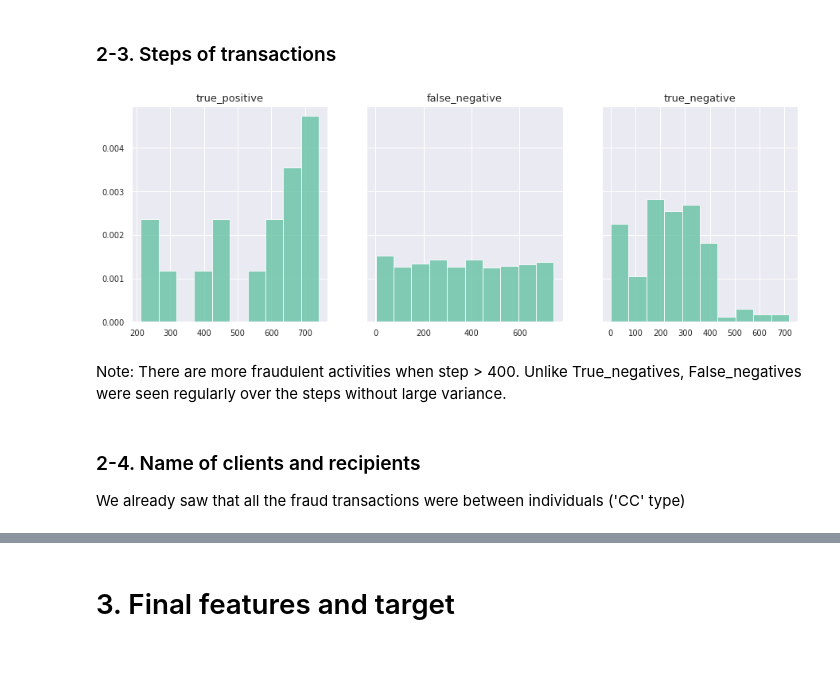
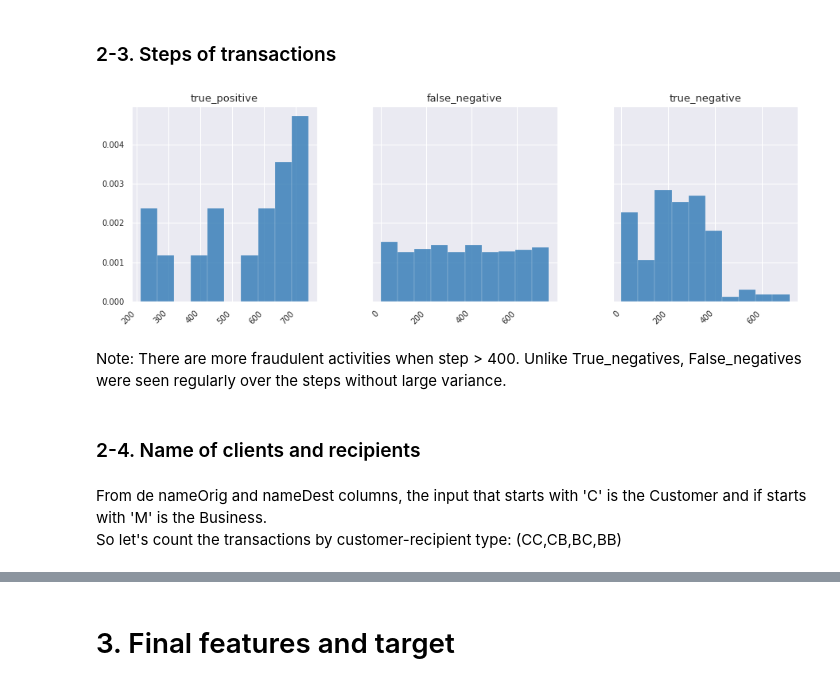
Before and after one commit to soyhyoj/CodeOp1-DA1-FraudDetectionPaysim, a Jupyter notebook: notebooks/EDA-merged.ipynb, the cells around one changed output, grey strips where cells are left out. Saved outputs shown, nothing was run; the diff lists cells and outputs as text; code cells hidden in the pictures; blank space fills up the shorter version.

```diff
--- a/notebooks/EDA-merged.ipynb
+++ b/notebooks/EDA-merged.ipynb
@@ -9,10 +9,10 @@ Data available at [kaggle](https://www.kaggle.com/ntnu-testimon/paysim1).
 # %%
 import numpy as np
 import pandas as pd
-import random
 from matplotlib import pyplot as plt
 import seaborn as sns
 sns.set()
+sns.set_context(rc = {'patch.linewidth': 0.0})
 sns.set_palette('Set2')
 
 SMALL_SIZE = 10
@@ -282,8 +309,10 @@ balances = ['oldbalanceOrg', 'newbalanceOrig', 'oldbalanceDest', 'newbalanceDest
 # %%
 # Let's compare balance of customer and recipient before & after transaction
 # (TP vs. FN vs. TN)
+sns.set_context(rc = {'patch.linewidth': 0.2})
+sns.set_palette('GnBu_d')
 
-fig, ax = plt.subplots(4, 3, figsize=(15,15))
+fig5, ax = plt.subplots(4, 3, figsize=(15,15))
 plt.subplots_adjust(hspace=.3, wspace=.3)
 
 for i, df in enumerate(df_list):
@@ -292,4 +321,5 @@ for i, df in enumerate(df_list):
         g.set_title(df_names[i].upper()+'-'+balances[j])
 
 plt.show()
+fig5.savefig('./Fig5.png', dpi=240)
 # %% [output]
@@ -303,15 +333,16 @@ Therefore, these features can be excluded for the future modeling.
 ### 2-2. Transaction amount
 # %%
 # Plot amount of each transaction (TP vs. FN vs. TN)
-
-fig, ax = plt.subplots(1, 3, figsize=(15,5), sharey=True)
-plt.subplots_adjust(wspace=.5)
+sns.set_palette('BuGn_r')
+fig6, ax = plt.subplots(1, 3, figsize=(15,5), sharey=True)
+plt.subplots_adjust(wspace=.3)
 
 for i, df in enumerate(df_list):
     g = df.amount.hist(alpha=.8, ax=ax[i], density=True) #Normalized histogram
     g.set_title(df_names[i].upper()+'-amount')
     g.ticklabel_format(style = 'plain')
 
-fig.autofmt_xdate(rotation=45)
+fig6.autofmt_xdate(rotation=45)
 plt.show()
+fig6.savefig('./Fig6.png', dpi=240)
 # %% [output]
@@ -323,17 +354,23 @@ Amount distribution can be used to increase the detection rate since there is a
 ### 2-3. Steps of transactions
 # %%
 # Steps: a unit of time: 1 step is 1 hour of time. Total steps 744 (30 days simulation).
-
-fig, ax = plt.subplots(1, 3, figsize=(15,5), sharey=True)
+sns.set_palette('RdBu_r')
+fig7, ax = plt.subplots(1, 3, figsize=(15,5), sharey=True)
+plt.subplots_adjust(wspace=.3)
 
 for i, df in enumerate(df_list):
     g = df.step.hist(alpha=.8, ax=ax[i], density=True) #Normalized histogram
     g.set_title(df_names[i])
+
+fig7.autofmt_xdate(rotation=45)
 plt.show()
+fig7.savefig('./Fig7.png', dpi=240)
 # %% [output]
-[figure, old version]
+[figure, new version]
 # %% [markdown]
 Note: There are more fraudulent activities when step > 400. Unlike True_negatives, False_negatives were seen regularly over the steps without large variance.
 # %% [markdown]
 ### 2-4. Name of clients and recipients
-We already saw that all the fraud transactions were between individuals ('CC' type)
+# %% [markdown]
+From de nameOrig and nameDest columns, the input that starts with 'C' is the Customer and if starts with 'M' is the Business.<br>
+So let's count the transactions by customer-recipient type: (CC,CB,BC,BB)
```
Also changed, not shown: parts of 35 cells of this notebook.
